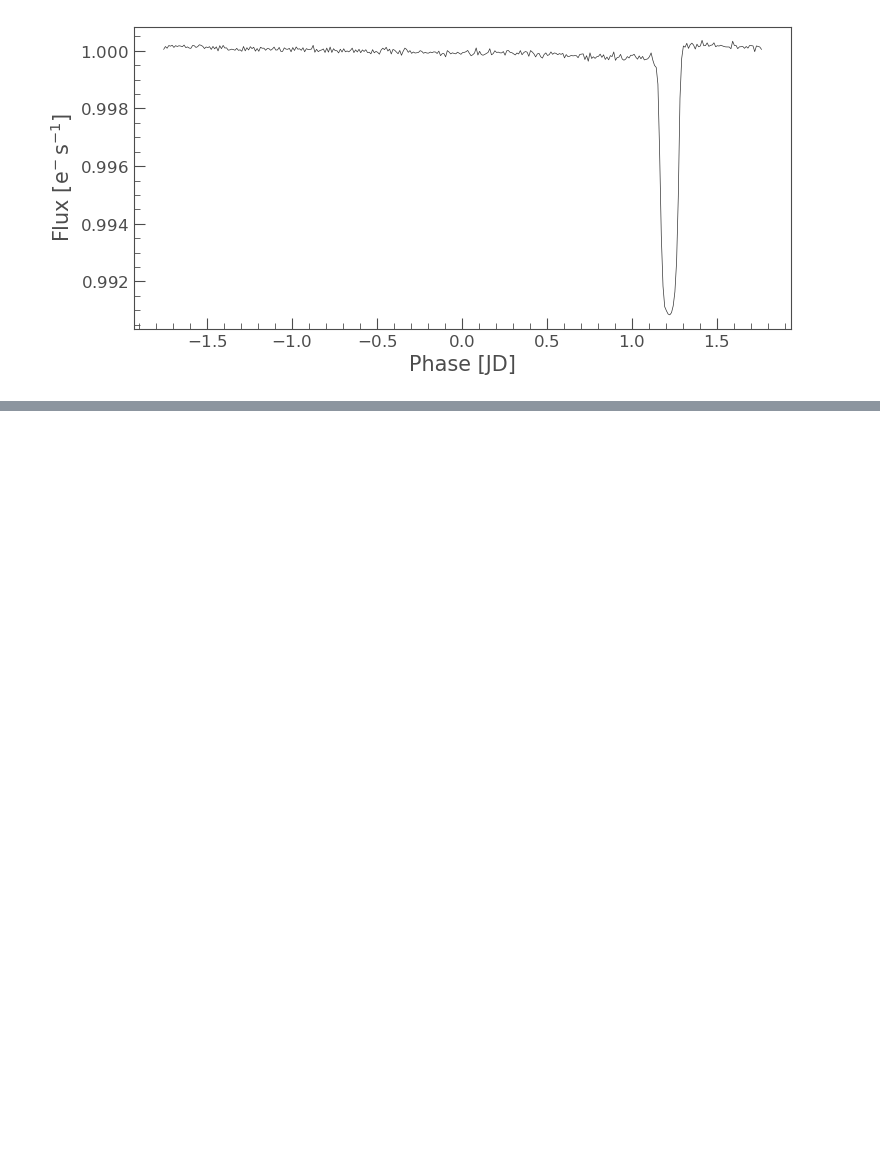
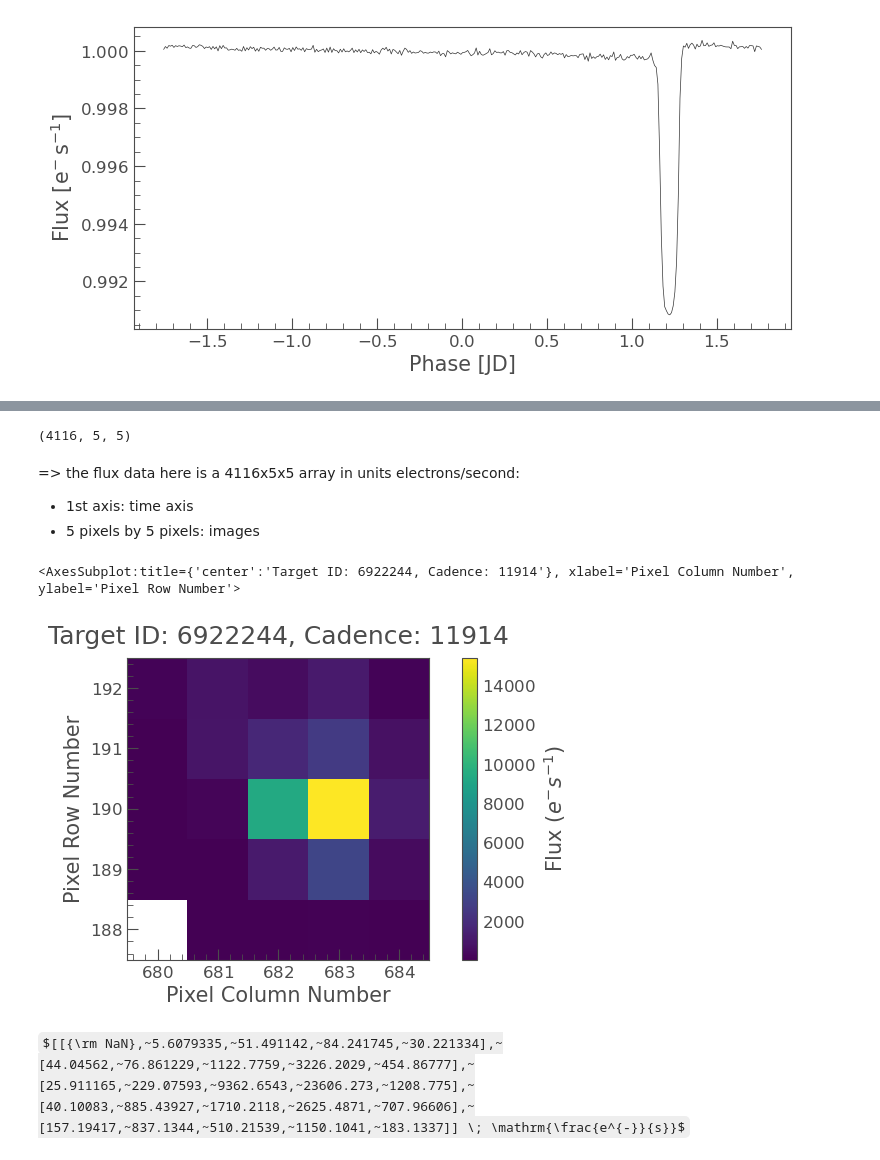
Before and after one commit to DerrickDDInAI/astro, a Jupyter notebook: core/assets/tutorials.ipynb, the cells around one changed output, grey strips where cells are left out. Drawn from its saved outputs; the diff is of its cells as text; code cells hidden in the pictures; some formulas as TeX source; blank space fills up the shorter version.

```diff
--- a/core/assets/tutorials.ipynb
+++ b/core/assets/tutorials.ipynb
@@ -133,0 +151,4 @@ binned_lc.plot()
+# %%
+# Or 1.b load data with search_targetpixelfile
+# looks for file in MAST data archive (has Kepler, K2 and TESS)
+tpf = search_targetpixelfile("KIC 6922244", author="Kepler", quarter=4, cadence="long").download()
@@ -133,0 +234,25 @@ binned_lc.plot()
+# %%
+# 4. Get flux shape
+tpf.flux.shape
+# %% [output]
+(4116, 5, 5)
+# %% [markdown]
+=> the flux data here is a 4116x5x5 array in units electrons/second:
+- 1st axis: time axis
+- 5 pixels by 5 pixels: images
+# %%
+# 5. plot the image data (at one cadence == one timestamp: here cadence 0)
+tpf.plot(frame=0)
+# %% [output]
+<AxesSubplot:title={'center':'Target ID: 6922244, Cadence: 11914'}, xlabel='Pixel Column Number', ylabel='Pixel Row Number'>
+[figure, added]
+# %%
+# 5. Get values from this image
+# We can do mean, max, ...
+tpf.flux[0]
+# %% [output]
+$[[{\rm NaN},~5.6079335,~51.491142,~84.241745,~30.221334],~
+ [44.04562,~76.861229,~1122.7759,~3226.2029,~454.86777],~
+ [25.911165,~229.07593,~9362.6543,~23606.273,~1208.775],~
+ [40.10083,~885.43927,~1710.2118,~2625.4871,~707.96606],~
+ [157.19417,~837.1344,~510.21539,~1150.1041,~183.1337]] \; \mathrm{\frac{e^{-}}{s}}$
```
Also changed, not shown: parts of 16 cells of this notebook.
